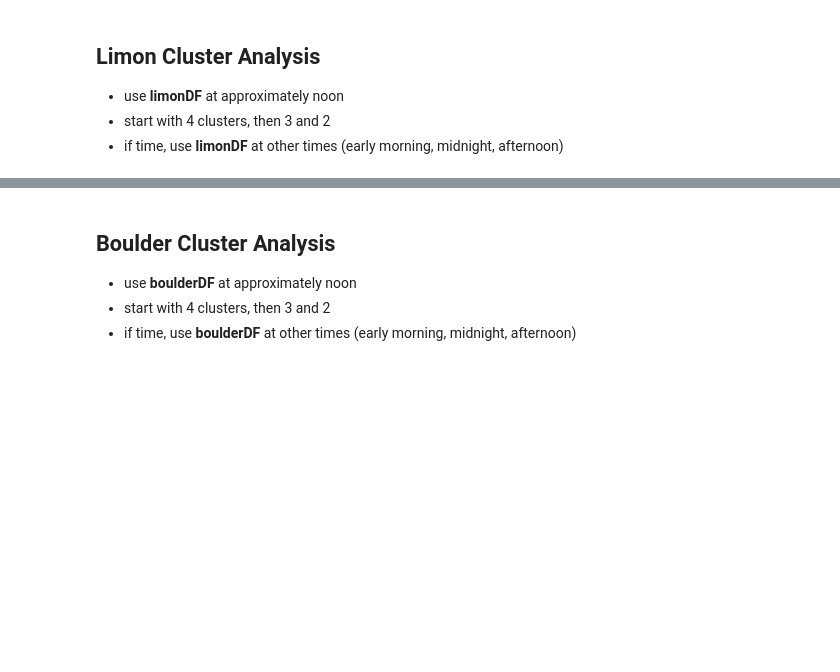
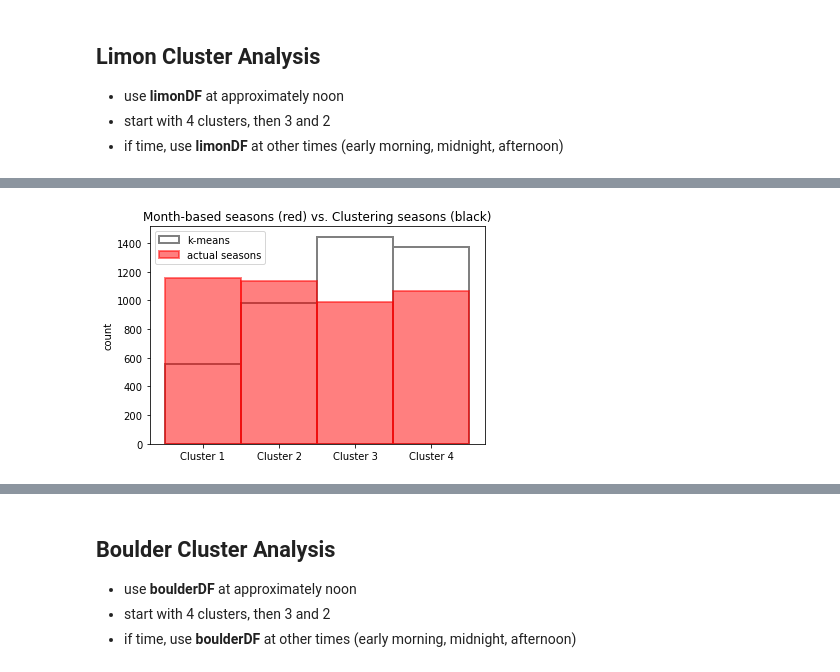
Before and after one commit to scrand23/ATOC4500-DataScience, a Jupyter notebook: Project.ipynb, the cells around one changed output, grey strips where cells are left out. Drawn from its saved outputs; the diff is of its cells as text; code cells hidden in the pictures; blank space fills up the shorter version.

```diff
--- a/Project.ipynb
+++ b/Project.ipynb
@@ -175,0 +219,19 @@ def seasonal_assignment_by_year(idx, city):
+# %%
+# comparing month-based seasons to clustered seasons histogram
+
+def hist_type_1(idx, season_idx, NO_CLUSTERS, cluster_label_list):
+    delta= 1                               ## bin size
+    minbin= 0.5                             ## minimum bin value
+    maxbin= 5.5                              ## maximum bin value
+    hist_bins = np.arange(minbin,maxbin,delta) ## bins
+    #print(hist_bins) ## print your histograms to check them
+
+    #### all data - plot the histogram
+    h, mids = np.histogram(idx,bins=hist_bins);
+    plt.hist(idx,bins=mids,facecolor='white',edgecolor="grey",label='k-means',lw=2);
+    plt.hist(season_idx,bins=mids,facecolor='r',edgecolor="r",label='actual seasons',alpha=0.5,lw=2);
+    plt.ylabel('count')
+    #plt.ylim(0,1000)
+    plt.xticks(np.arange(1,NO_CLUSTERS+1),labels=cluster_label_list);
+    plt.legend();
+    plt.title('Month-based seasons (red) vs. Clustering seasons (black)');
@@ -188,0 +306,12 @@ seasonal_assignment_by_year(limonIdx, "Limon, CO")
+# %%
+# setting up for the month-based seasons vs. clustering seasons histogram
+season_idx=limonDF['season'][limonDF.hour==hour].to_numpy()
+
+winter = season_clustered(season_idx, 1, limonIdx, hour)
+spring = season_clustered(season_idx,2, limonIdx, hour)
+summer = season_clustered(season_idx, 3, limonIdx, hour)
+fall = season_clustered(season_idx, 4, limonIdx, hour)
+# %%
+hist_type_1(limonIdx, season_idx, NO_CLUSTERS, cluster_label_list)
+# %% [output]
+[figure, added]
```
Also changed, not shown: parts of 17 cells of this notebook.
